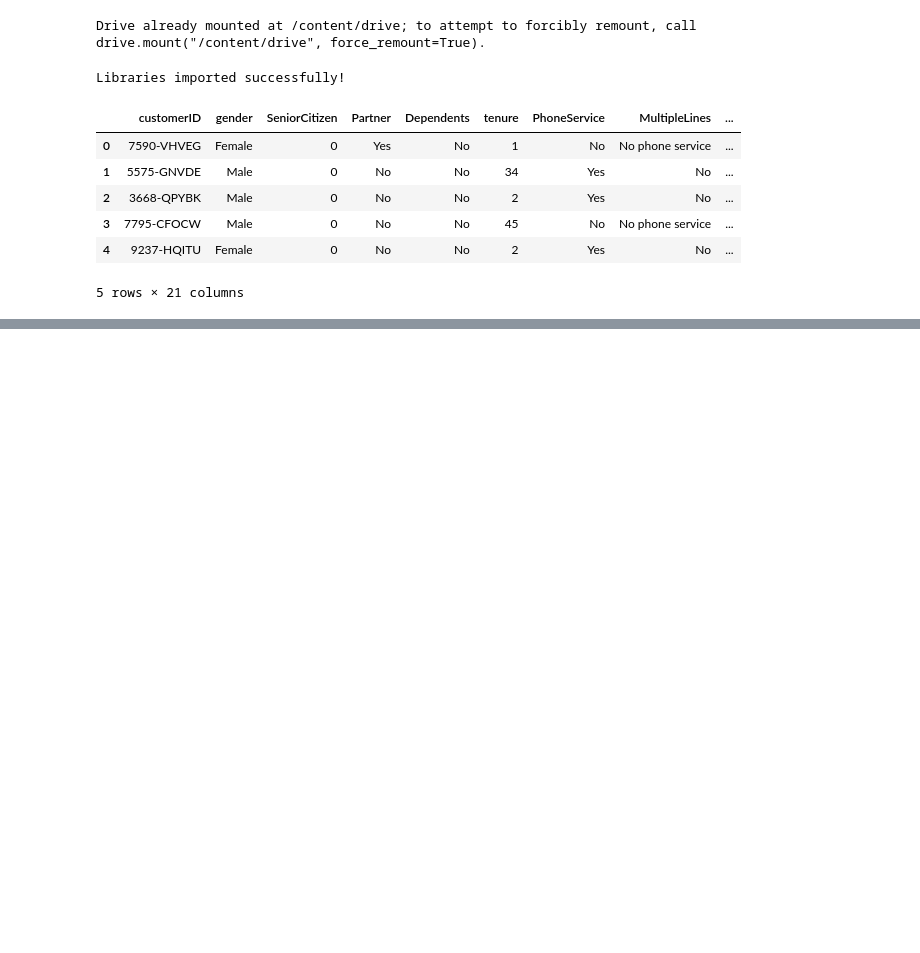
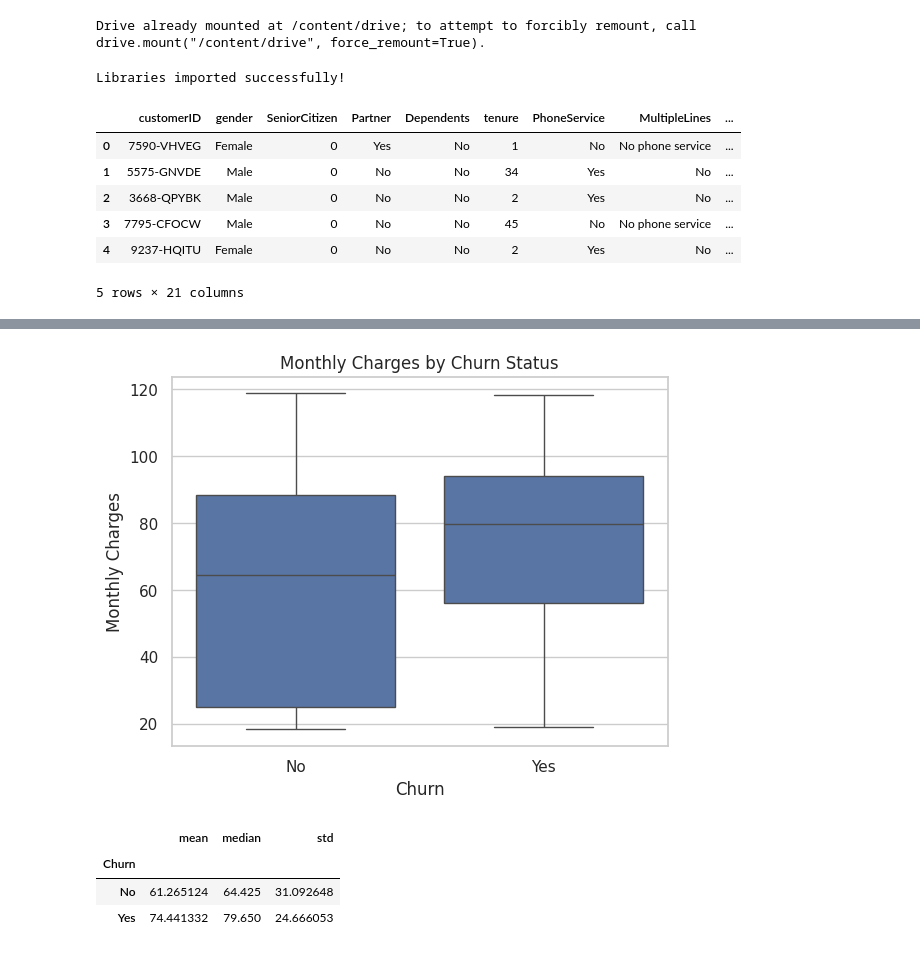
Before and after one commit to Tharul-Fernando/CM2604-Telco-Customer-Churn, a Jupyter notebook: 01_EDA_Telco_Churn.ipynb, the cells around one changed output, grey strips where cells are left out. Cells and saved outputs as stored; diff of their text form; code cells hidden in the pictures; blank space fills up the shorter version.

```diff
--- a/01_EDA_Telco_Churn.ipynb
+++ b/01_EDA_Telco_Churn.ipynb
@@ -35,0 +292,28 @@ display(df.head())
+# %%
+# Compare monthly chargers for both churn classes
+sns.boxplot(
+    data = df,
+    x = "Churn",
+    y = "MonthlyCharges",
+    order = ["No", "Yes"]
+)
+
+plt.title("Monthly Charges by Churn Status")
+plt.xlabel("Churn")
+plt.ylabel("Monthly Charges")
+
+plt.show()
+
+print()
+
+# Summary statistics for each group
+display(
+    df.groupby("Churn")["MonthlyCharges"]
+    .agg(["mean","median","std"])
+)
+# %% [output]
+[figure, added]
+|  | mean | median | std |
+| Churn |  |  |  |
+| No | 61.265124 | 64.425 | 31.092648 |
+| Yes | 74.441332 | 79.650 | 24.666053 |
```
Also changed, not shown: parts of 19 cells of this notebook.
